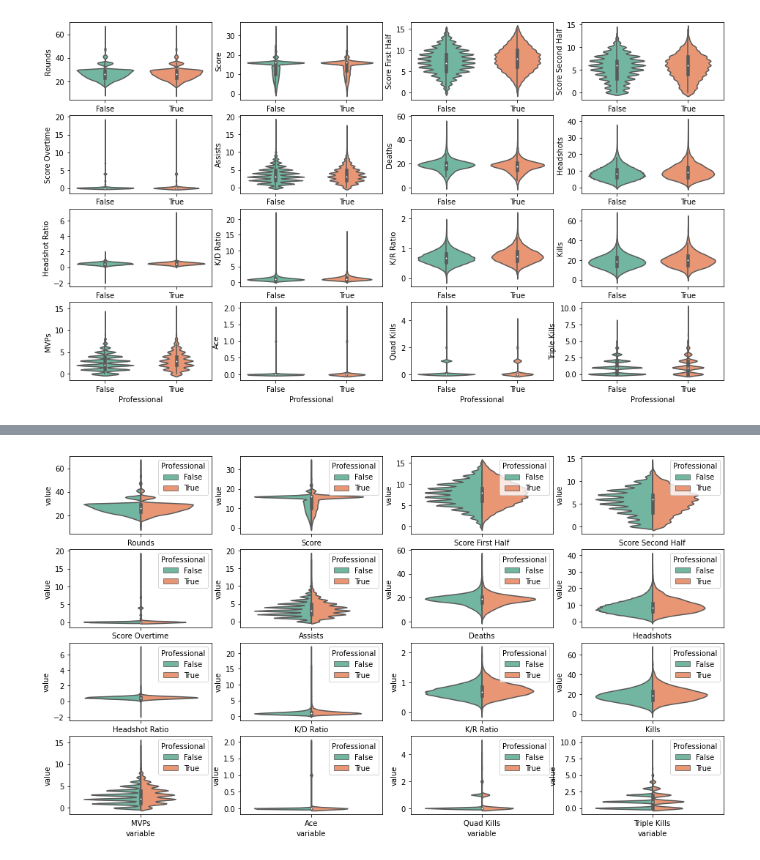
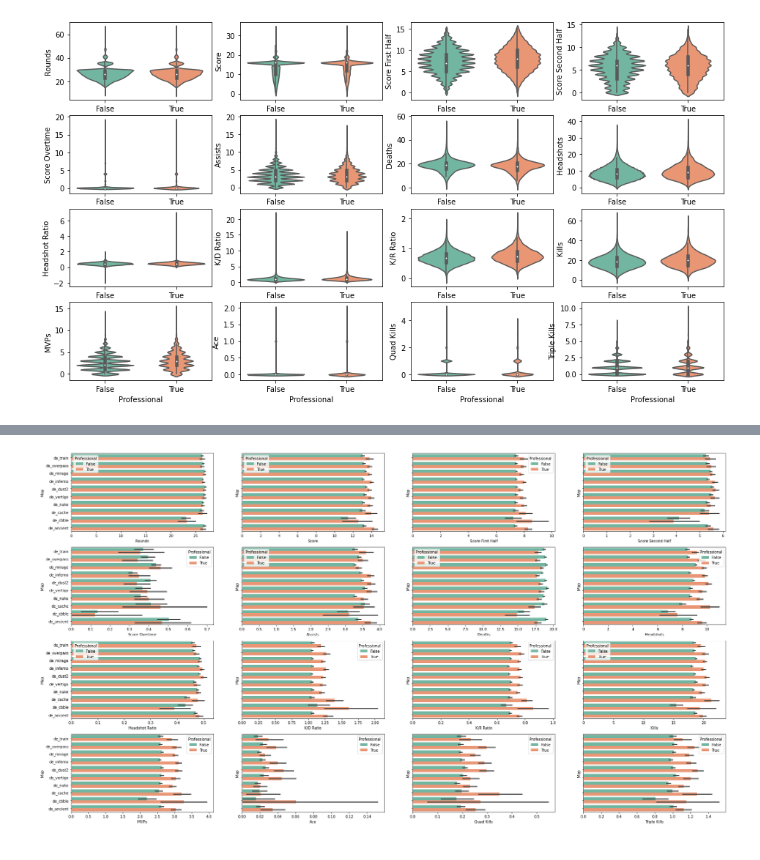
Before and after one commit to relativityhd/csgo-data-analysis, a Jupyter notebook: src/data-exploring.ipynb, the cells around one changed output, grey strips where cells are left out. Drawn from its saved outputs; the diff is of its cells as text; code cells hidden in the pictures.

```diff
--- a/src/data-exploring.ipynb
+++ b/src/data-exploring.ipynb
@@ -81,0 +75,4 @@ dtype: object
+# %%
+df['Map'] = df['Map'].astype('category')
+df['Region'] = df['Region'].astype('category')
+df.dtypes
@@ -120,11 +170,13 @@ for i, column in enumerate(df.select_dtypes(include='number').columns):
+# %%
+df = df[df["Map"].str.startswith('de')].reset_index(drop=True)
 # %%
 rows = 4
 cols = 4
-fig, axs = plt.subplots(4, 4, figsize=(16, 9))
+fig, axs = plt.subplots(4, 4, figsize=(32, 18), sharey=True)
 for i, column in enumerate(df.select_dtypes(include='number').columns):
     #print(i, i//rows, i%rows)
-    df_column = df_long_by_professional[df_long_by_professional["variable"] == column]
+    #df_column = df_long_by_professional[df_long_by_professional["variable"] == column]
     ax = axs[i//rows, i%rows]
-    sns.violinplot(x="variable", y="value", hue="Professional", data=df_column, palette="Set2", split=True, ax=ax)
+    sns.barplot(x=column, y="Map", hue="Professional", data=df, palette="Set2", ax=ax)
 # %% [output]
-[figure, old version]
+[figure, new version]
```
Also changed, not shown: parts of 26 cells of this notebook, 6 other files.
